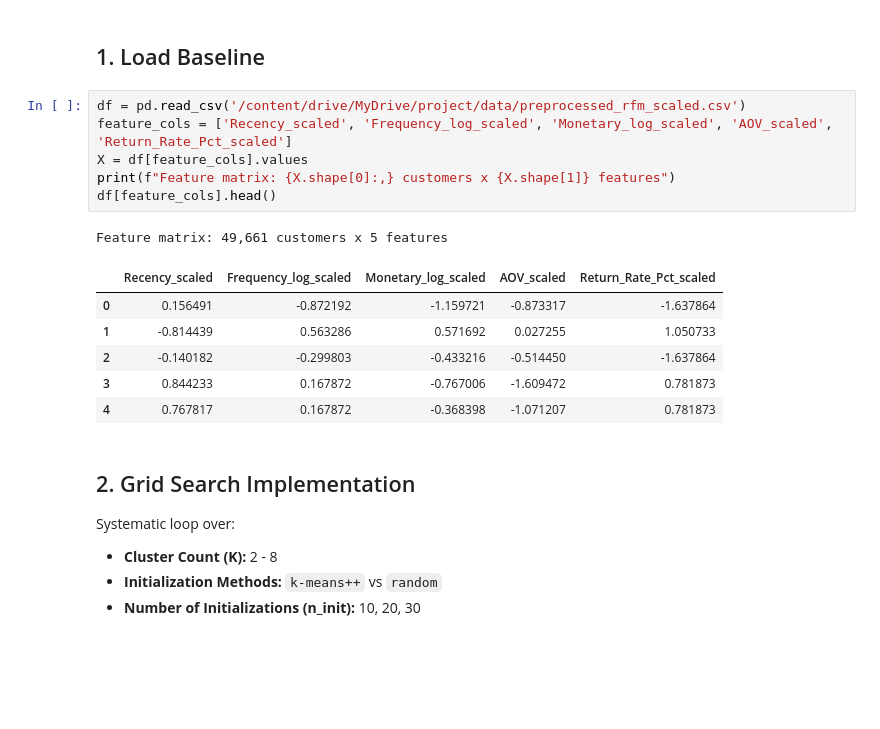
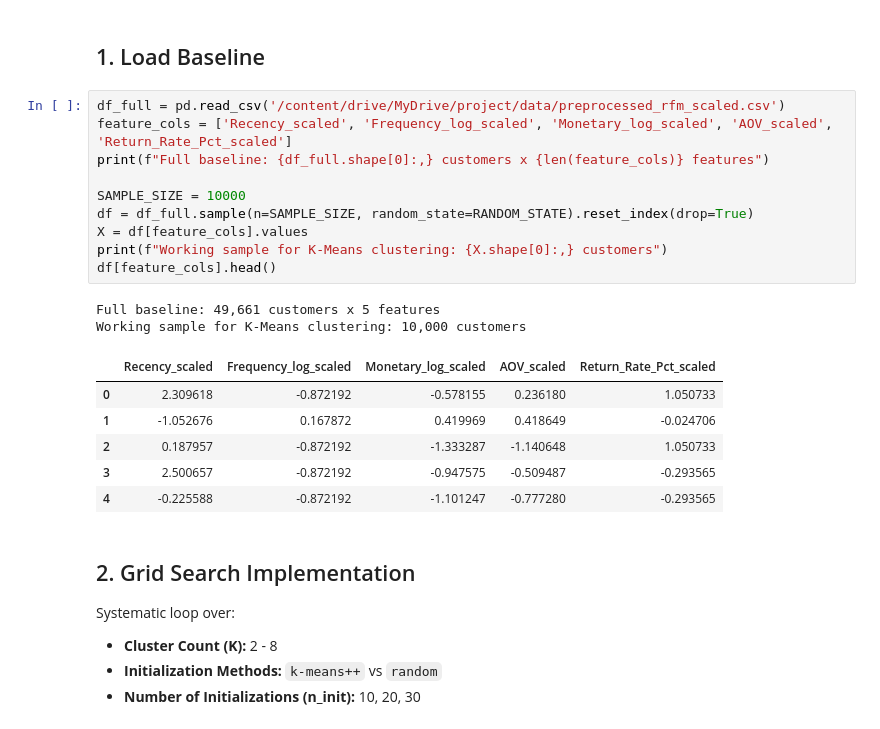
Before and after one commit to Gabriel-idkw/Customer-Behavior-Prediction, a Jupyter notebook: 02_kmeans_clustering.ipynb, the cells around one changed output. Cells and saved outputs as stored; diff of their text form; blank space fills up the shorter version.

```diff
--- a/02_kmeans_clustering.ipynb
+++ b/02_kmeans_clustering.ipynb
@@ -27,19 +27,24 @@ Mounted at /content/drive
 # %% [markdown]
 ## 1. Load Baseline
 # %%
-df = pd.read_csv('/content/drive/MyDrive/project/data/preprocessed_rfm_scaled.csv')
+df_full = pd.read_csv('/content/drive/MyDrive/project/data/preprocessed_rfm_scaled.csv')
 feature_cols = ['Recency_scaled', 'Frequency_log_scaled', 'Monetary_log_scaled', 'AOV_scaled', 'Return_Rate_Pct_scaled']
+print(f"Full baseline: {df_full.shape[0]:,} customers x {len(feature_cols)} features")
+
+SAMPLE_SIZE = 10000
+df = df_full.sample(n=SAMPLE_SIZE, random_state=RANDOM_STATE).reset_index(drop=True)
 X = df[feature_cols].values
-print(f"Feature matrix: {X.shape[0]:,} customers x {X.shape[1]} features")
+print(f"Working sample for K-Means clustering: {X.shape[0]:,} customers")
 df[feature_cols].head()
 # %% [output]
-Feature matrix: 49,661 customers x 5 features
+Full baseline: 49,661 customers x 5 features
+Working sample for K-Means clustering: 10,000 customers
 |  | Recency_scaled | Frequency_log_scaled | Monetary_log_scaled | AOV_scaled | Return_Rate_Pct_scaled |
-| 0 | 0.156491 | -0.872192 | -1.159721 | -0.873317 | -1.637864 |
-| 1 | -0.814439 | 0.563286 | 0.571692 | 0.027255 | 1.050733 |
-| 2 | -0.140182 | -0.299803 | -0.433216 | -0.514450 | -1.637864 |
-| 3 | 0.844233 | 0.167872 | -0.767006 | -1.609472 | 0.781873 |
-| 4 | 0.767817 | 0.167872 | -0.368398 | -1.071207 | 0.781873 |
+| 0 | 2.309618 | -0.872192 | -0.578155 | 0.236180 | 1.050733 |
+| 1 | -1.052676 | 0.167872 | 0.419969 | 0.418649 | -0.024706 |
+| 2 | 0.187957 | -0.872192 | -1.333287 | -1.140648 | 1.050733 |
+| 3 | 2.500657 | -0.872192 | -0.947575 | -0.509487 | -0.293565 |
+| 4 | -0.225588 | -0.872192 | -1.101247 | -0.777280 | -0.293565 |
 # %% [markdown]
 ## 2. Grid Search Implementation
 Systematic loop over:
```
Also changed, not shown: parts of 6 cells of this notebook.
